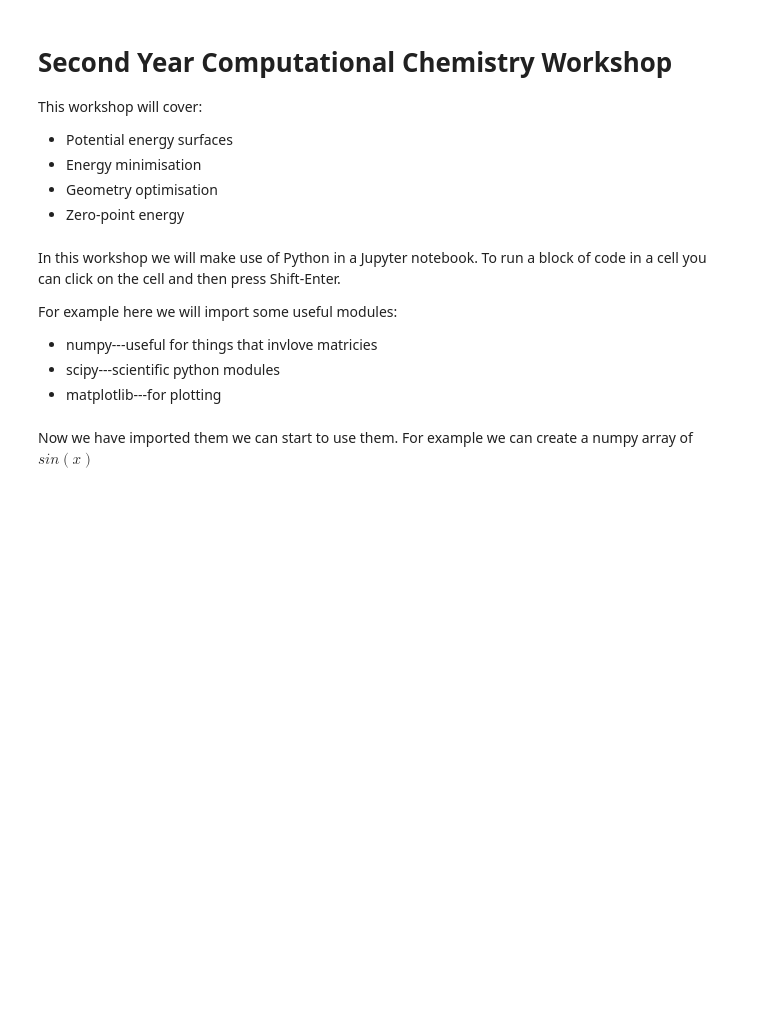
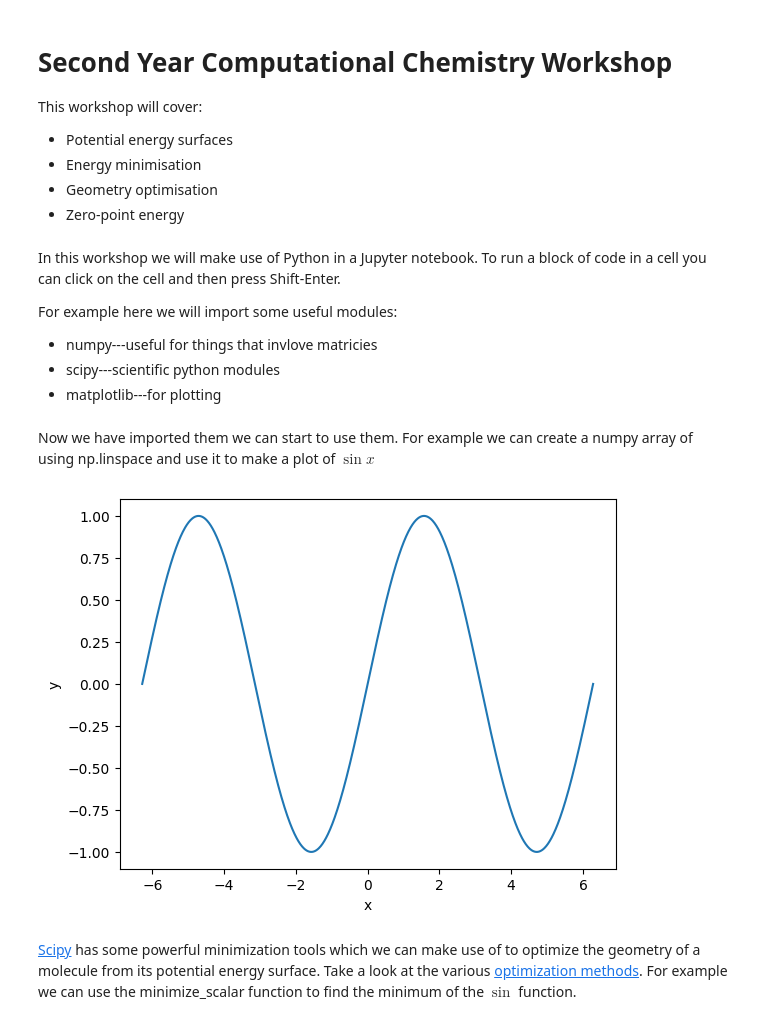
Before and after one commit to jfecroft/Jupyter_example, a Jupyter notebook: comp_chem.ipynb, the cells around one changed output. Cells and saved outputs as stored; diff of their text form; code cells hidden in the pictures; blank space fills up the shorter version.

```diff
--- a/comp_chem.ipynb
+++ b/comp_chem.ipynb
@@ -18,11 +18,17 @@ import numpy as np
 import scipy as sp
 import matplotlib.pyplot as plt
 # %% [markdown]
-Now we have imported them we can start to use them. For example we can create a numpy array of $sin(x)$
+Now we have imported them we can start to use them. For example we can create a numpy array of using np.linspace and use it to make a plot of $\sin x$
 # %%
 from math import pi
-x = np.linspace(0, 2*pi, 999)
-sinx = np.sin(x)
-plt.plot(x, sinx)
+x = np.linspace(-2*pi, 2*pi, 999)
+y = np.sin(x)
+plt.plot(x, y)
+plt.xlabel('x')
+plt.ylabel('y')
 plt.show()
+# %% [output]
+[figure, added]
+# %% [markdown]
+[Scipy](https://scipy.org/) has some powerful minimization tools which we can make use of to optimize the geometry of a molecule from its potential energy surface. Take a look at the various [optimization methods](https://docs.scipy.org/doc/scipy/reference/optimize.html). For example we can use the minimize_scalar function to find the minimum of the $\sin$ function.
 # %%
```
Also changed, not shown: parts of 2 cells of this notebook.
